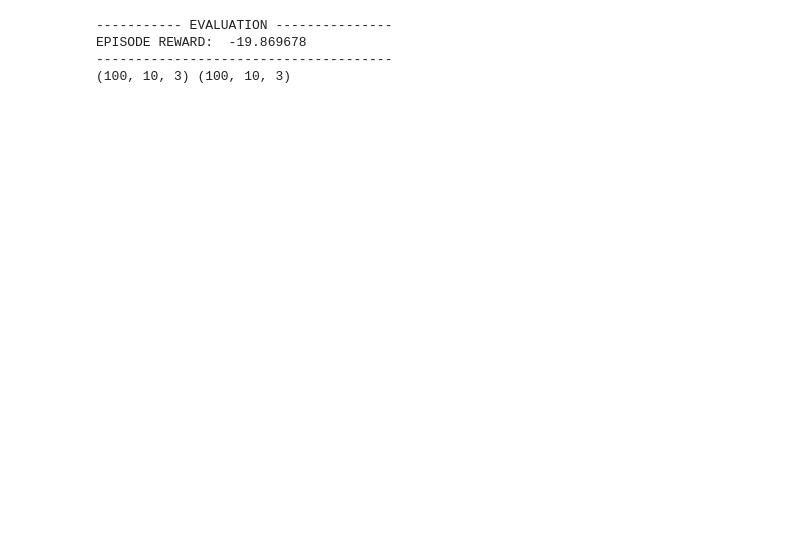
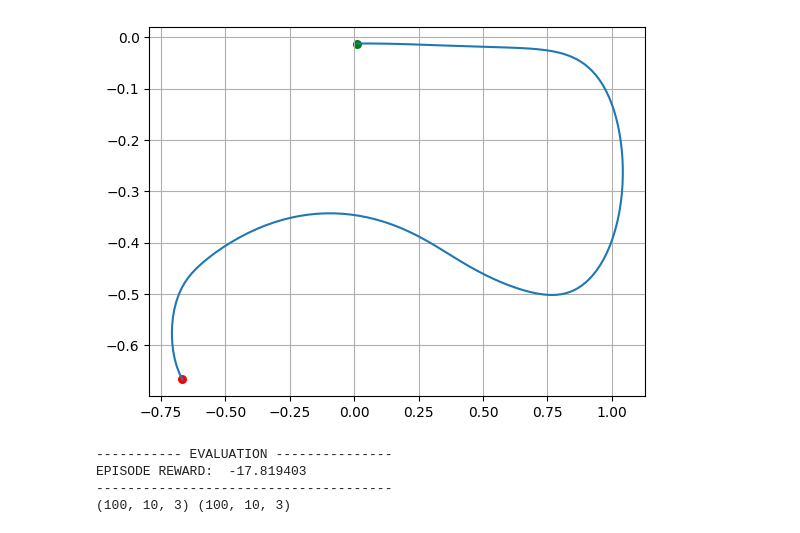
Before and after one commit to qiuruiyu/cleanrl, a Jupyter notebook: test.ipynb, the cells around one changed output. Saved outputs shown, nothing was run; the diff lists cells and outputs as text; code cells hidden in the pictures; blank space fills up the shorter version.

```diff
--- a/test.ipynb
+++ b/test.ipynb
@@ -25,3 +80,11 @@ print(q, r)
+# %%
+plt.scatter(pos[0, 0], pos[0, 1], s=30, c='r')
+plt.scatter(pos[-1, 0], pos[-1, 1], s=30, c='g')
+plt.plot(pos[:, 0], pos[:, 1])
+# plt.step(np.array(range(du.shape[0])), du)
+plt.grid()
+# %% [output]
+[figure, added]
 # %%
 y = []
 du = []
@@ -29,7 +92,8 @@ du = []
 envs_eval = gym.vector.SyncVectorEnv(
     [make_env(1, i, False, 1, 0.99, args) for i in range(10)])
 agent = Agent(envs_eval)
-agent.load_state_dict(torch.load('./models/Shell-v0_q_1.0_r_1.0_1234_1688539962/best_agent.pt'))
+agent.load_state_dict(torch.load('./models/shell_1234_1693144865/best_agent.pt'))
+# agent.load_state_dict(torch.load('./models/Shell-v0_q_1.0_r_1.0_1234_1688650972/best_agent.pt'))
 
 next_obs_eval, _ = envs_eval.reset()
 returns_eval = []
@@ -37,6 +101,9 @@ while len(returns_eval) < 10:
     while True:
         y.append(np.array([envs_eval.envs[i].y for i in range(10)]).squeeze())
         du.append(np.array([envs_eval.envs[i].du for i in range(10)]).squeeze())
+
+        # y.append(np.array([envs_eval.envs[i].ysim[envs_eval.envs[i].num_step, :] for i in range(10)]).squeeze())
+        # du.append(np.array([envs_eval.envs[i].dusim[envs_eval.envs[i].num_step, :] for i in range(10)]).squeeze())
 
         with torch.no_grad():
             # mean = np.array([envs_eval.envs[i].obs_rms.mean for i in range(10)])
@@ -65,7 +132,7 @@ du = np.array(du)
 print(y.shape, du.shape)
 # %% [output]
 ----------- EVALUATION ---------------
-EPISODE REWARD:  -19.869678
+EPISODE REWARD:  -17.819403
 --------------------------------------
 (100, 10, 3) (100, 10, 3)
 # %%
```
Also changed, not shown: parts of 8 cells of this notebook, 18 other files.
